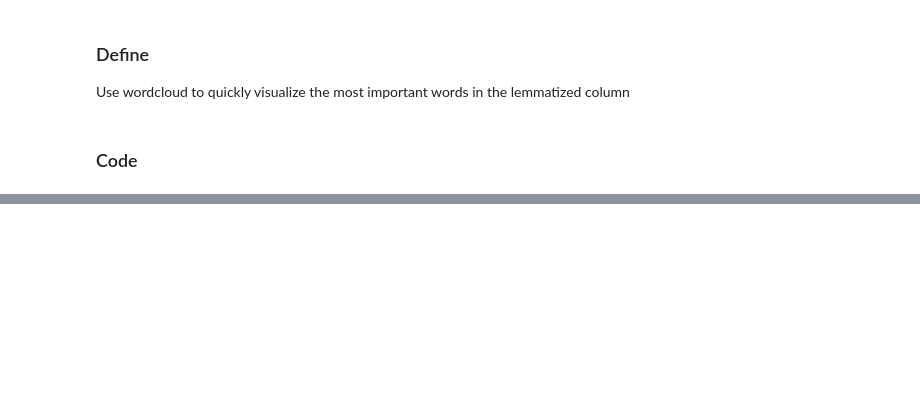
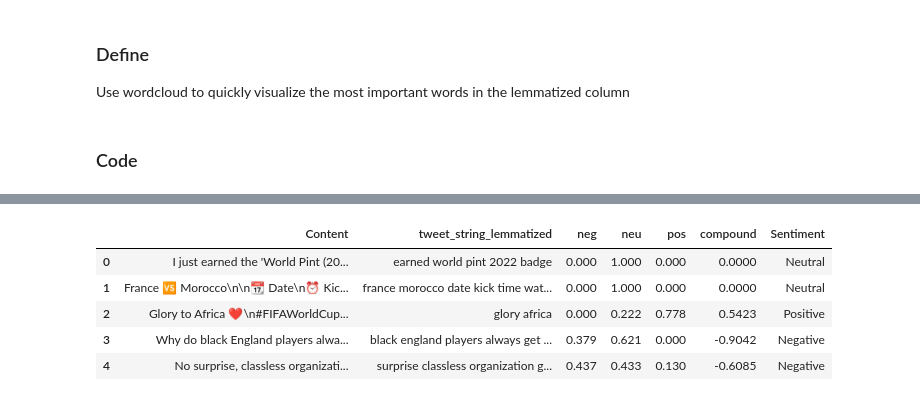
Before and after one commit to Gunjuzone/FIFA_World_Cup_2022_Sentiment_Analysis, a Jupyter notebook: 2022_Fifa_World_Cup_Sentiment_Analysis.ipynb, the cells around one changed output, grey strips where cells are left out. Cells and saved outputs as stored; diff of their text form; code cells hidden in the pictures; blank space fills up the shorter version.

```diff
--- a/2022_Fifa_World_Cup_Sentiment_Analysis.ipynb
+++ b/2022_Fifa_World_Cup_Sentiment_Analysis.ipynb
@@ -469,0 +612,15 @@ plt.axis('off');
+# %%
+# Drop the columns 'Unnamed: 0', 'id', 'author_id', and 'polarity' from the original dataframe and keep the rest
+# df1 = df.drop(['Unnamed: 0', 'id', 'author_id', 'polarity'], axis=1)
+
+# Apply the pd.Series function to the 'polarity' column of the original dataframe and expand it into separate columns
+df2 = df['polarity'].apply(pd.Series)
+
+# Concatenate df1 and df2 along the columns axis to create a new dataframe
+df = pd.concat([df1, df2], axis=1)
+# %%
+# Drop duplicate columns that was created from concatenating
+df = df.loc[:, ~df.columns.duplicated(keep='last')]
+# %%
+# Drop the polarity columns
+df = df.drop(columns=['polarity'])
@@ -469,0 +636,12 @@ plt.axis('off');
+# %%
+# Define a lambda function that maps compound scores to sentiment labels
+def map_sentiment(x):
+    if x > 0:
+        return 'Positive'
+    elif x == 0:
+        return 'Neutral'
+    else:
+        return 'Negative'
+
+# Apply the lambda function to the 'compound' column and store the results in 'sentiment' column
+df['Sentiment'] = df['compound'].apply(map_sentiment)
@@ -469,0 +657,9 @@ plt.axis('off');
+# %%
+df[['Content', 'tweet_string_lemmatized', 'neg', 'neu', 'pos', 'compound', 'Sentiment']].head()
+# %% [output]
+|  | Content | tweet_string_lemmatized | neg | neu | pos | compound | Sentiment |
+| 0 | I just earned the 'World Pint (20... | earned world pint 2022 badge | 0.000 | 1.000 | 0.000 | 0.0000 | Neutral |
+| 1 | France 🆚 Morocco\n\n📆 Date\n⏰ Kic... | france morocco date kick time wat... | 0.000 | 1.000 | 0.000 | 0.0000 | Neutral |
+| 2 | Glory to Africa ❤️\n#FIFAWorldCup... | glory africa | 0.000 | 0.222 | 0.778 | 0.5423 | Positive |
+| 3 | Why do black England players alwa... | black england players always get ... | 0.379 | 0.621 | 0.000 | -0.9042 | Negative |
+| 4 | No surprise, classless organizati... | surprise classless organization g... | 0.437 | 0.433 | 0.130 | -0.6085 | Negative |
```
Also changed, not shown: parts of 33 cells of this notebook.
